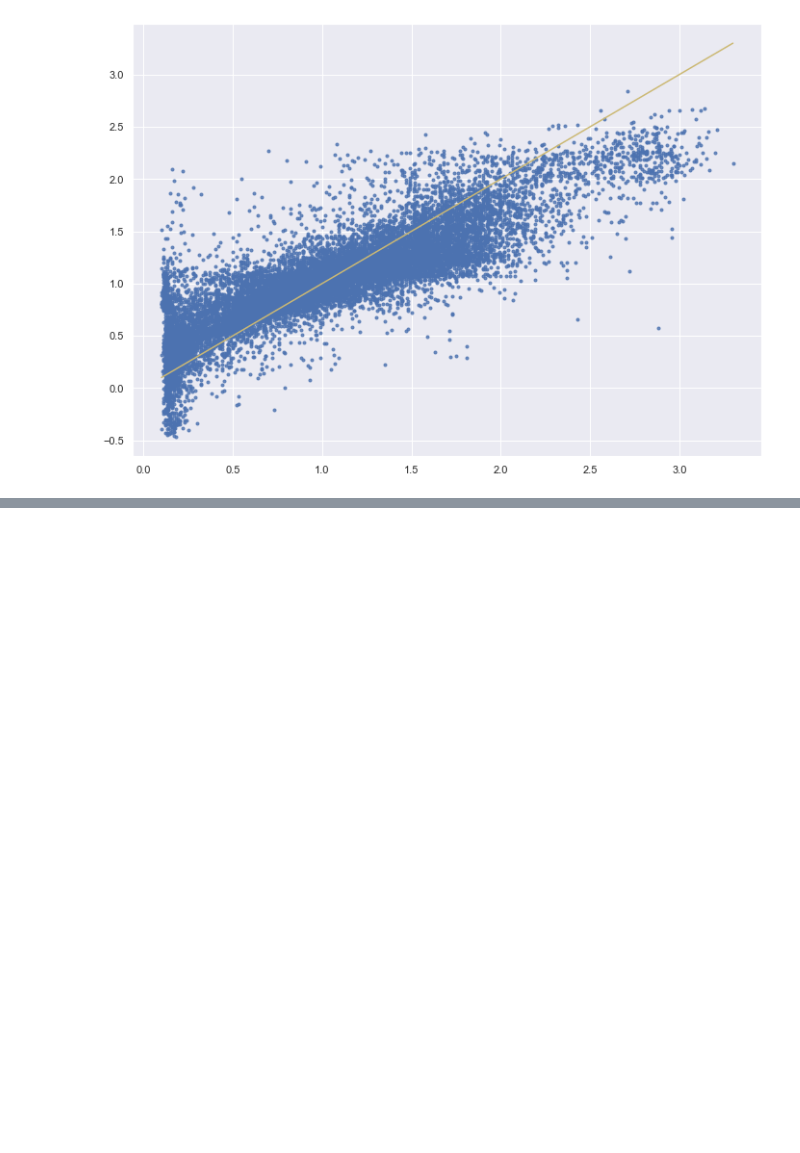
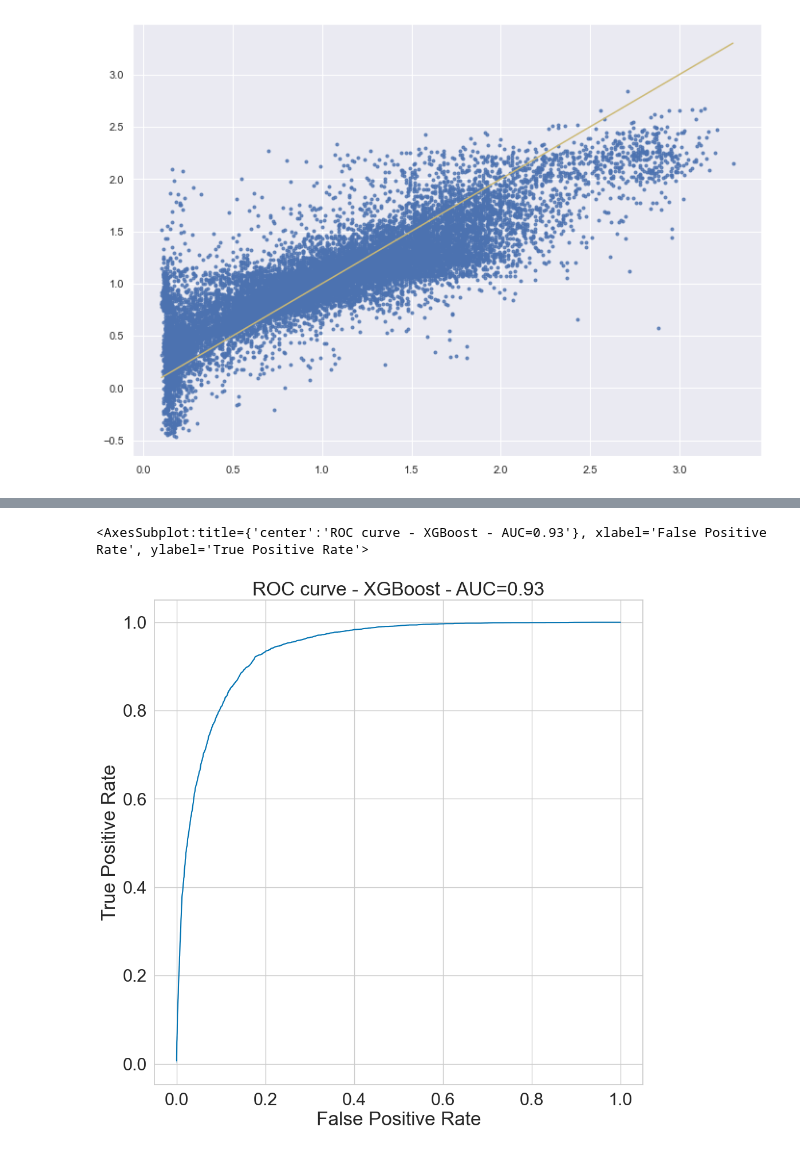
Before and after one commit to leonfaure/amn_benchmark, a Jupyter notebook: covert_2004/biolog_performance_XGB_final.ipynb, the cells around one changed output, grey strips where cells are left out. Cells and saved outputs as stored; diff of their text form; code cells hidden in the pictures; blank space fills up the shorter version.

```diff
--- a/covert_2004/biolog_performance_XGB_final.ipynb
+++ b/covert_2004/biolog_performance_XGB_final.ipynb
@@ -100,0 +109,15 @@ min(Y.ravel())
+# %%
+from sklearn.metrics import roc_auc_score, roc_curve
+
+Y_thresholded = [0 if x < 1.2 else 1 for x in Y.ravel()] # 1.2 from the paper but 2.5 or higher gives a better AUC
+
+ROC = roc_curve(Y_thresholded, mean_xgb_pred.ravel())
+AUC = roc_auc_score(Y_thresholded, mean_xgb_pred.ravel())
+sns.set(font='arial', palette="colorblind", style="whitegrid", font_scale=2, rc={'figure.figsize':(11,11)})
+plt.xlabel("False Positive Rate")
+plt.ylabel("True Positive Rate")
+plt.title("ROC curve - XGBoost - AUC=" + str(AUC)[:4])
+sns.lineplot(x=ROC[0], y=ROC[1])
+# %% [output]
+<AxesSubplot:title={'center':'ROC curve - XGBoost - AUC=0.93'}, xlabel='False Positive Rate', ylabel='True Positive Rate'>
+[figure, added]
```
Also changed, not shown: parts of 2 cells of this notebook.
